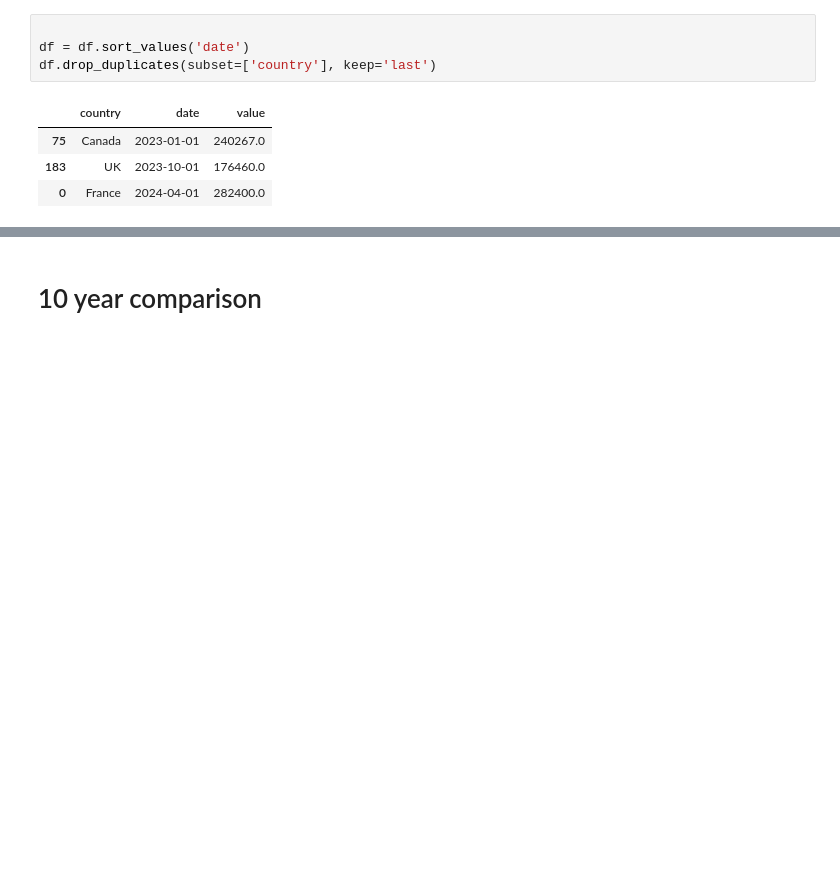
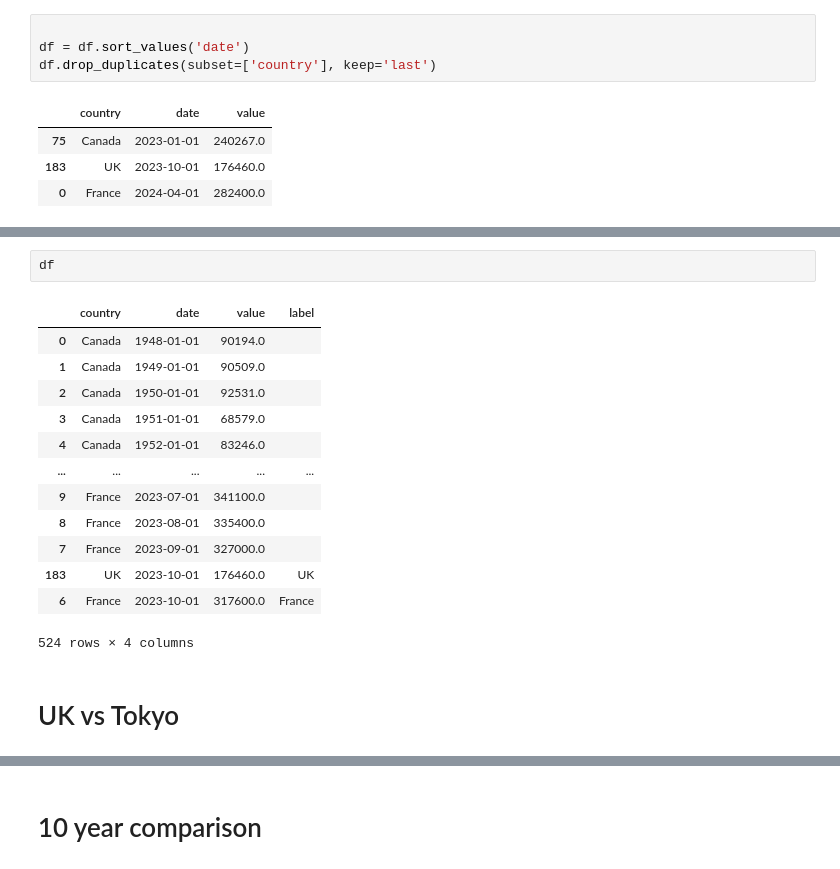
Before and after one commit to jhellingsdata/RADataHub, a Jupyter notebook: Chart Packs/Housing/housing.ipynb, the cells around one changed output, grey strips where cells are left out. Saved outputs shown, nothing was run; the diff lists cells and outputs as text; blank space fills up the shorter version.

```diff
--- a/Chart Packs/Housing/housing.ipynb
+++ b/Chart Packs/Housing/housing.ipynb
@@ -171,0 +189,18 @@ WARN strokeDash dropped as it is incompatible with "text".
+# %%
+df
+# %% [output]
+|  | country | date | value | label |
+| 0 | Canada | 1948-01-01 | 90194.0 |  |
+| 1 | Canada | 1949-01-01 | 90509.0 |  |
+| 2 | Canada | 1950-01-01 | 92531.0 |  |
+| 3 | Canada | 1951-01-01 | 68579.0 |  |
+| 4 | Canada | 1952-01-01 | 83246.0 |  |
+| ... | ... | ... | ... | ... |
+| 9 | France | 2023-07-01 | 341100.0 |  |
+| 8 | France | 2023-08-01 | 335400.0 |  |
+| 7 | France | 2023-09-01 | 327000.0 |  |
+| 183 | UK | 2023-10-01 | 176460.0 | UK |
+| 6 | France | 2023-10-01 | 317600.0 | France |
+524 rows × 4 columns
+# %% [markdown]
+# UK vs Tokyo
```
Also changed, not shown: parts of 25 cells of this notebook, 21 other files.
